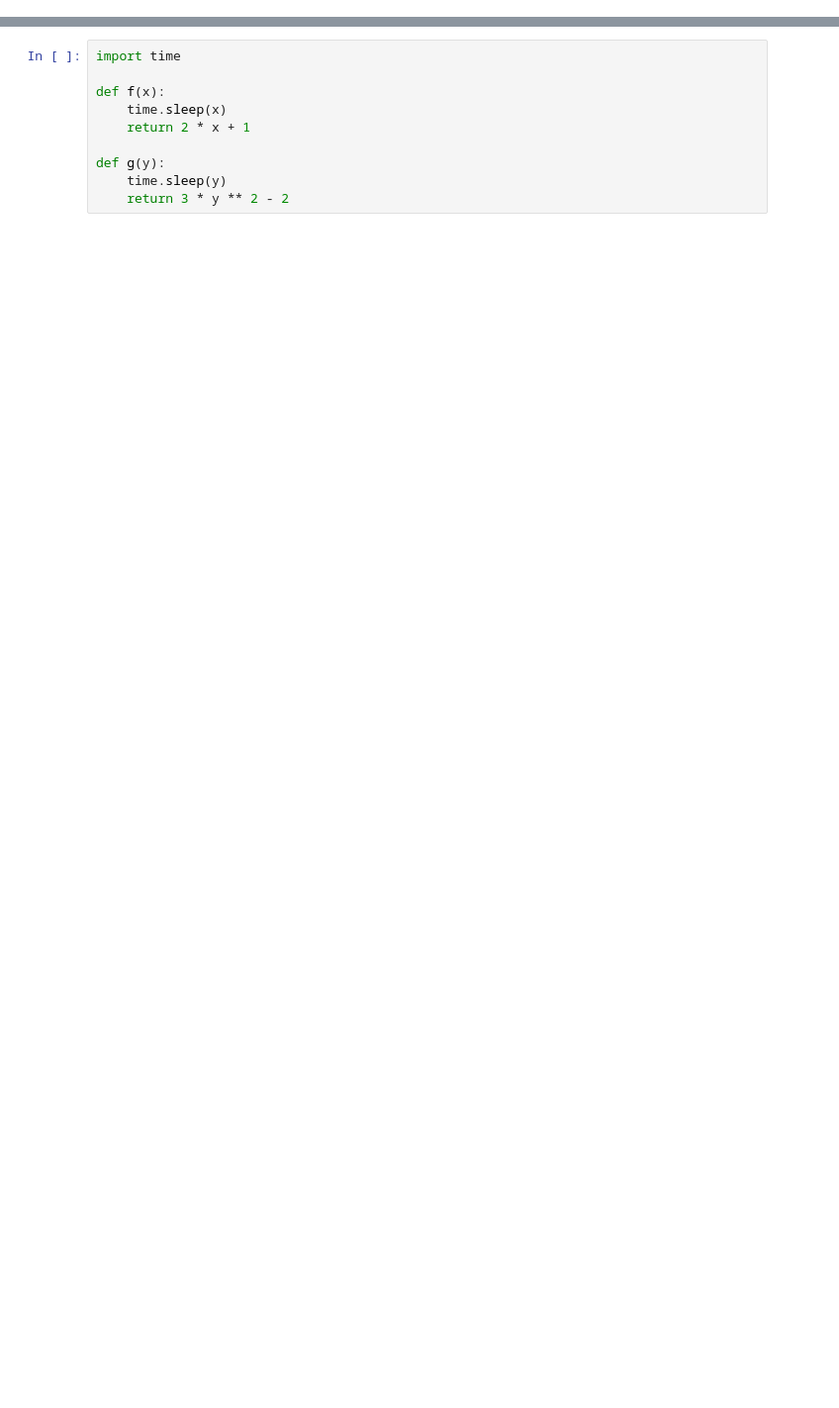
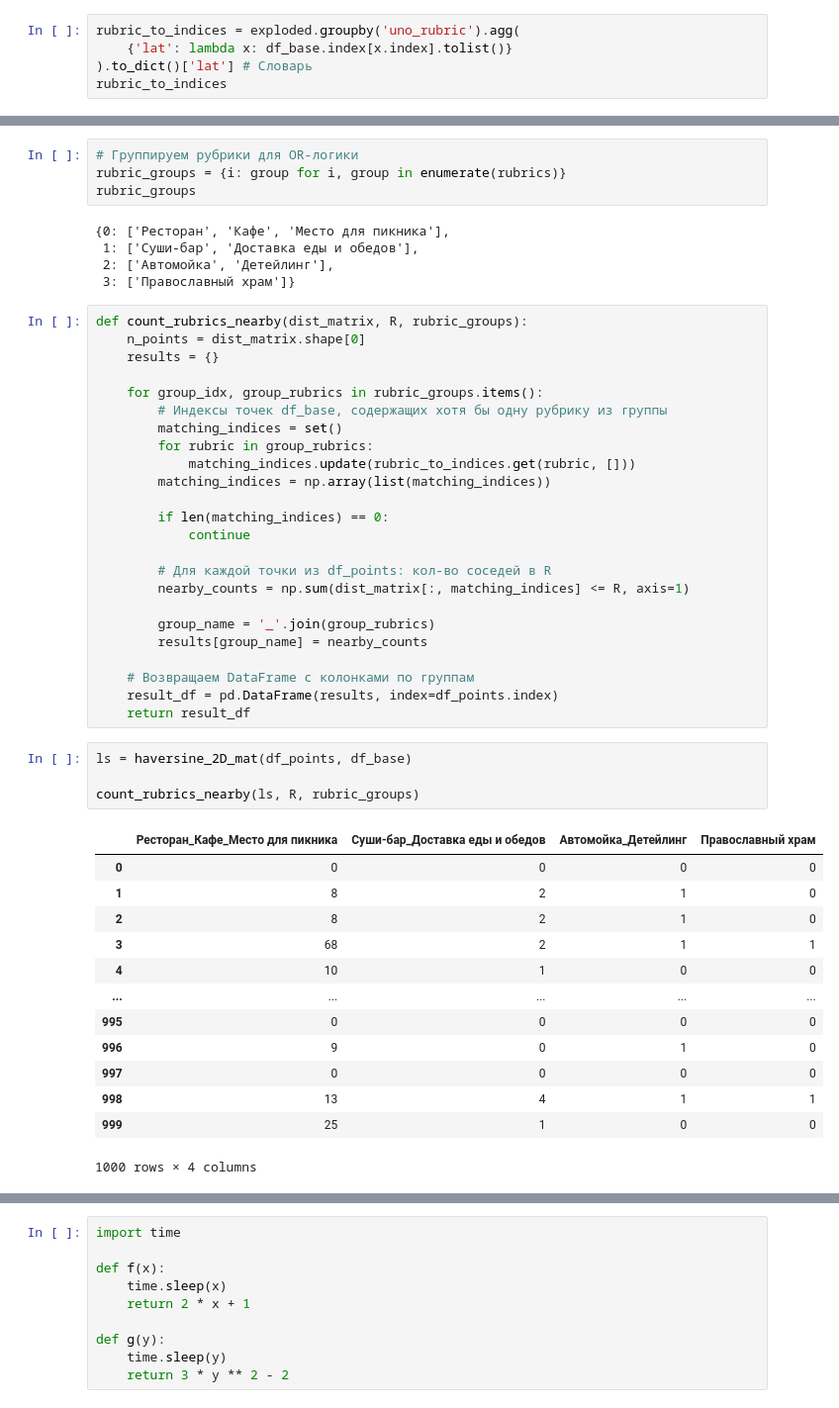
Before and after one commit to mgolovstik/sirius-school-proj, a Jupyter notebook: draft.ipynb, the cells around one changed output, grey strips where cells are left out. Shown at 99% size. Saved outputs shown, nothing was run; the diff lists cells and outputs as text; blank space fills up the shorter version.

```diff
--- a/draft.ipynb
+++ b/draft.ipynb
@@ -38,0 +60,5 @@ df.shape
+# %%
+rubric_to_indices = exploded.groupby('uno_rubric').agg(
+    {'lat': lambda x: df_base.index[x.index].tolist()}
+).to_dict()['lat'] # Словарь
+rubric_to_indices
@@ -38,0 +83,51 @@ df.shape
+# %%
+# Группируем рубрики для OR-логики
+rubric_groups = {i: group for i, group in enumerate(rubrics)}
+rubric_groups
+# %% [output]
+{0: ['Ресторан', 'Кафе', 'Место для пикника'],
+ 1: ['Суши-бар', 'Доставка еды и обедов'],
+ 2: ['Автомойка', 'Детейлинг'],
+ 3: ['Православный храм']}
+# %%
+def count_rubrics_nearby(dist_matrix, R, rubric_groups):
+    n_points = dist_matrix.shape[0]
+    results = {}
+
+    for group_idx, group_rubrics in rubric_groups.items():
+        # Индексы точек df_base, содержащих хотя бы одну рубрику из группы
+        matching_indices = set()
+        for rubric in group_rubrics:
+            matching_indices.update(rubric_to_indices.get(rubric, []))
+        matching_indices = np.array(list(matching_indices))
+
+        if len(matching_indices) == 0:
+            continue
+
+        # Для каждой точки из df_points: кол-во соседей в R
+        nearby_counts = np.sum(dist_matrix[:, matching_indices] <= R, axis=1)
+
+        group_name = '_'.join(group_rubrics)
+        results[group_name] = nearby_counts
+
+    # Возвращаем DataFrame с колонками по группам
+    result_df = pd.DataFrame(results, index=df_points.index)
+    return result_df
+# %%
+ls = haversine_2D_mat(df_points, df_base)
+
+count_rubrics_nearby(ls, R, rubric_groups)
+# %% [output]
+|  | Ресторан_Кафе_Место для пикника | Суши-бар_Доставка еды и обедов | Автомойка_Детейлинг | Православный храм |
+| 0 | 0 | 0 | 0 | 0 |
+| 1 | 8 | 2 | 1 | 0 |
+| 2 | 8 | 2 | 1 | 0 |
+| 3 | 68 | 2 | 1 | 1 |
+| 4 | 10 | 1 | 0 | 0 |
+| ... | ... | ... | ... | ... |
+| 995 | 0 | 0 | 0 | 0 |
+| 996 | 9 | 0 | 1 | 0 |
+| 997 | 0 | 0 | 0 | 0 |
+| 998 | 13 | 4 | 1 | 1 |
+| 999 | 25 | 1 | 0 | 0 |
+1000 rows × 4 columns
```
Also changed, not shown: parts of 18 cells of this notebook, 3 other files.
